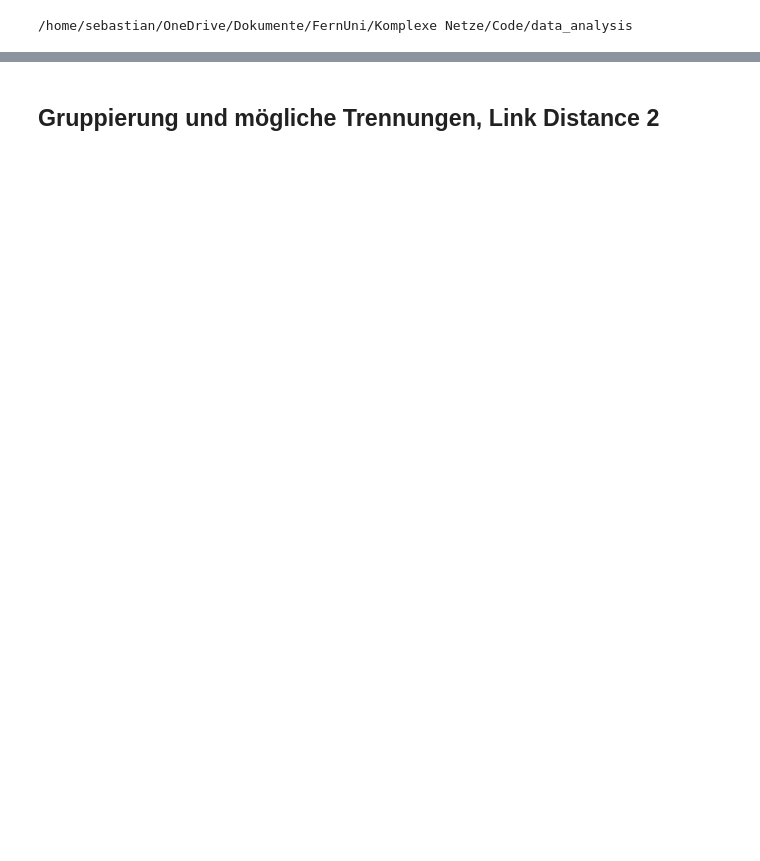
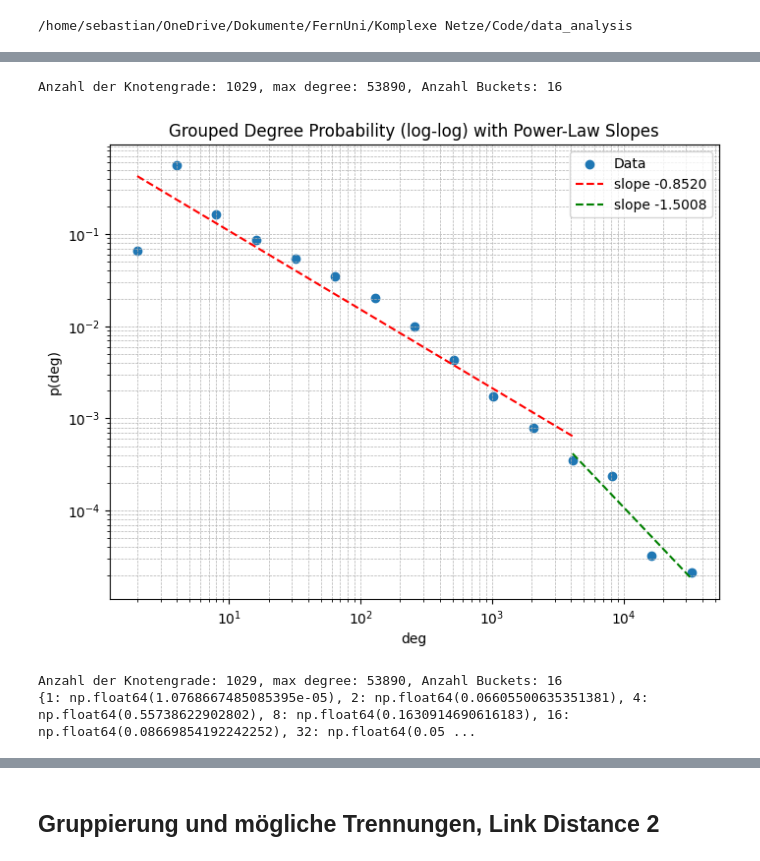
Before and after one commit to Amerek200/63055KomplexeNetze, a Jupyter notebook: data_analysis/regiment_plot.ipynb, the cells around one changed output, grey strips where cells are left out. Saved outputs shown, nothing was run; the diff lists cells and outputs as text; code cells hidden in the pictures; blank space fills up the shorter version.

```diff
--- a/data_analysis/regiment_plot.ipynb
+++ b/data_analysis/regiment_plot.ipynb
@@ -134,0 +282,6 @@ def grouped_deg_prob_scatter_plot_with_slopes(grouped_dict):
+# %%
+with open("../data/input/ALL_ALLmitMann_de.txt") as f:
+#with open("../data/input/Kafka_Verwandlung_de.txt") as f:
+    text = " ".join(f.readlines())
+tokens = file_preprocesser.prepare_text_with_libraries(text, remove_stopwords=False, language="de")
+G = file_preprocesser.convert_preprocessed_tokens_to_graph(tokens, neighbour_distance=2)
@@ -134,0 +315,12 @@ def grouped_deg_prob_scatter_plot_with_slopes(grouped_dict):
+# %%
+grouped_dict = group_by_power_of_two(get_deg_probability_dict(G))
+#print(grouped_dict)
+grouped_dict.pop(1)
+grouped_deg_prob_scatter_plot_with_slopes(grouped_dict, 4096)
+asdf = group_by_power_of_two(get_deg_probability_dict(G))
+print(asdf)
+# %% [output]
+Anzahl der Knotengrade: 1029, max degree: 53890, Anzahl Buckets: 16
+[figure, added]
+Anzahl der Knotengrade: 1029, max degree: 53890, Anzahl Buckets: 16
+{1: np.float64(1.0768667485085395e-05), 2: np.float64(0.06605500635351381), 4: np.float64(0.55738622902802), 8: np.float64(0.1630914690616183), 16: np.float64(0.08669854192242252), 32: np.float64(0.05 ...
```
Also changed, not shown: parts of 9 cells of this notebook, 1 other file.
